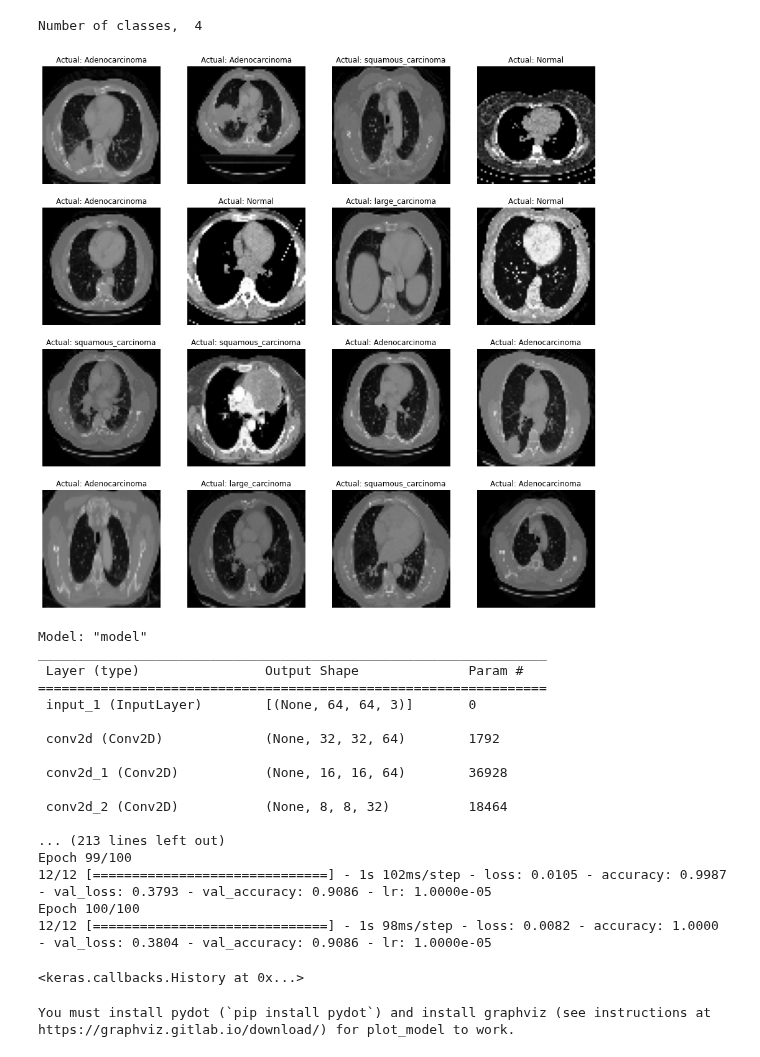
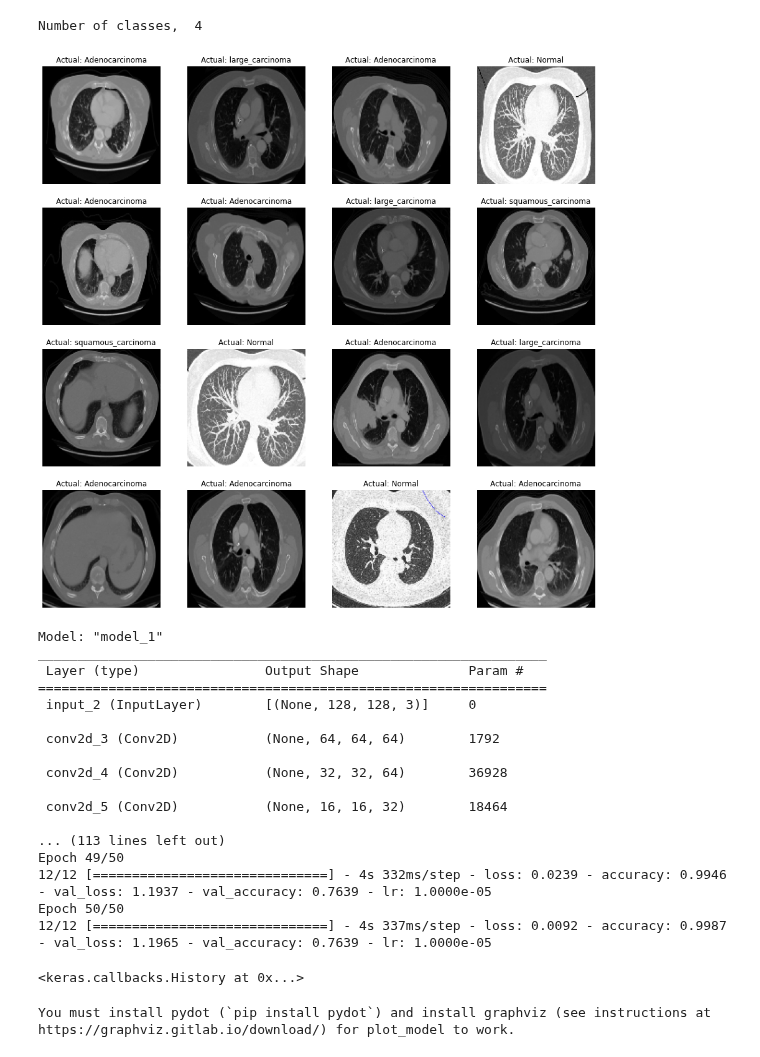
Before and after one commit to MulArt/Medical_Imaging, a Jupyter notebook: Classification.ipynb, the cells around one changed output. Saved outputs shown, nothing was run; the diff lists cells and outputs as text; code cells hidden in the pictures.

```diff
--- a/Classification.ipynb
+++ b/Classification.ipynb
@@ -25,13 +25,18 @@ Adenocarcinoma_train=r'train/adenocarcinoma_left.lower.lobe_T2_N0_M0_Ib'
 Large_carcinoma_train=r'train/large.cell.carcinoma_left.hilum_T2_N2_M0_IIIa'
 Squamous_carcinoma_train=r'train/squamous.cell.carcinoma_left.hilum_T1_N2_M0_IIIa'
 
+Normal_valid=r'valid/normal'
+Adenocarcinoma_valid=r'valid/adenocarcinoma_left.lower.lobe_T2_N0_M0_Ib'
+Large_carcinoma_valid=r'valid/large.cell.carcinoma_left.hilum_T2_N2_M0_IIIa'
+Squamous_carcinoma_valid=r'valid/squamous.cell.carcinoma_left.hilum_T1_N2_M0_IIIa'
 
-IMAGE_WIDTH=64
-IMAGE_HEIGHT=64
+
+IMAGE_WIDTH=128
+IMAGE_HEIGHT=128
 IMAGE_SIZE=(IMAGE_WIDTH, IMAGE_HEIGHT)
 BATCH_SIZE=64
 N_CLASSES = 4
-EPOCHS = 100
+EPOCHS = 50
 
 def assign_label(img,class_type):
     return class_type
@@ -49,6 +54,7 @@ def make_train_data(class_type,DIR):
         X.append(np.array(img))
         y.append(str(label))
 
+
 make_train_data(classes.get('Normal'), Normal_test)
 
 make_train_data(classes.get('Normal'), Normal_train)
@@ -65,42 +71,55 @@ make_train_data(classes.get('squamous_carcinoma'), Squamous_carcinoma_test)
 
 make_train_data(classes.get('squamous_carcinoma'), Squamous_carcinoma_train)
 
-
-len(X)
 y = np.array(y)
 X = np.array(X)
 
 
 from sklearn.model_selection import train_test_split
 X_train,X_test, y_train, y_test = train_test_split(X, y, shuffle=True, test_size=0.2, random_state=58954)
 
+X = []
+y = []
+
+make_train_data(classes.get('Normal'), Normal_valid)
+
+make_train_data(classes.get('Adenocarcinoma'), Adenocarcinoma_valid)
+
+make_train_data(classes.get('large_carcinoma'), Large_carcinoma_valid)
+
+make_train_data(classes.get('squamous_carcinoma'), Squamous_carcinoma_valid)
+
+y_valid = np.array(y)
+X_valid = np.array(X)
 
 k = len(set(y_train))
 print("Number of classes, ", k)
 
 X_train = X_train.astype('float64')/255
 X_test = X_test.astype('float64')/255
+X_valid = X_valid.astype('float64')/255
 
 y_train = to_categorical(y_train, num_classes=4)
 y_test = to_categorical(y_test, num_classes=4)
+y_valid = to_categorical(y_valid, num_classes=4)
 
 labels = '''Normal
 Adenocarcinoma
 large_carcinoma
 squamous_carcinoma
 '''.split("\n")
 
 plt.figure(figsize=(16,16))
 j = 1
 for i in np.random.randint(0,252,16):
     plt.subplot(4,4,j); j+=1
     plt.imshow(X_train[i],cmap = 'Greys')
     plt.axis('off')
     plt.title("Actual: {}".format(labels[np.argmax(y_train[i])]))
     #plt.title('{} / {}'.format(labels[y_train[i]],y_train[i]))
 # %% [output]
 Number of classes,  4
-[figure, old version]
+[figure, new version]
 # %%
 i = layers.Input(shape = (X_train[0].shape))
 x = layers.Conv2D(64, (3,3), activation="relu", strides=(2,2), padding="same" )(i)
@@ -122,25 +141,25 @@ model.compile(optimizer=tf.keras.optimizers.Adam(learning_rate=0.001), loss='cat
 
 reduce_lr = callbacks.ReduceLROnPlateau(monitor='val_accuracy', factor=0.1,patience=3, min_lr=0.00001)
 
-model.fit(X_train, y_train, epochs = EPOCHS, batch_size = BATCH_SIZE, validation_data=  (X_test,y_test), callbacks=[reduce_lr])
+model.fit(X_train, y_train, epochs = EPOCHS, batch_size = BATCH_SIZE, validation_data=  (X_valid,y_valid), callbacks=[reduce_lr])
 # %% [output]
-Model: "model"
+Model: "model_1"
 _________________________________________________________________
  Layer (type)                Output Shape              Param #
 =================================================================
- input_1 (InputLayer)        [(None, 64, 64, 3)]       0
+ input_2 (InputLayer)        [(None, 128, 128, 3)]     0
 
- conv2d (Conv2D)             (None, 32, 32, 64)        1792
+ conv2d_3 (Conv2D)           (None, 64, 64, 64)        1792
 
- conv2d_1 (Conv2D)           (None, 16, 16, 64)        36928
+ conv2d_4 (Conv2D)           (None, 32, 32, 64)        36928
 
- conv2d_2 (Conv2D)           (None, 8, 8, 32)          18464
+ conv2d_5 (Conv2D)           (None, 16, 16, 32)        18464
 
-... (213 lines left out)
-Epoch 99/100
-12/12 [==============================] - 1s 102ms/step - loss: 0.0105 - accuracy: 0.9987 - val_loss: 0.3793 - val_accuracy: 0.9086 - lr: 1.0000e-05
-Epoch 100/100
-12/12 [==============================] - 1s 98ms/step - loss: 0.0082 - accuracy: 1.0000 - val_loss: 0.3804 - val_accuracy: 0.9086 - lr: 1.0000e-05
+... (113 lines left out)
+Epoch 49/50
+12/12 [==============================] - 4s 332ms/step - loss: 0.0239 - accuracy: 0.9946 - val_loss: 1.1937 - val_accuracy: 0.7639 - lr: 1.0000e-05
+Epoch 50/50
+12/12 [==============================] - 4s 337ms/step - loss: 0.0092 - accuracy: 0.9987 - val_loss: 1.1965 - val_accuracy: 0.7639 - lr: 1.0000e-05
 <keras.callbacks.History at 0x...>
 # %%
 from graphviz import *
```
Also changed, not shown: parts of 1 cell of this notebook, 2 other files.
